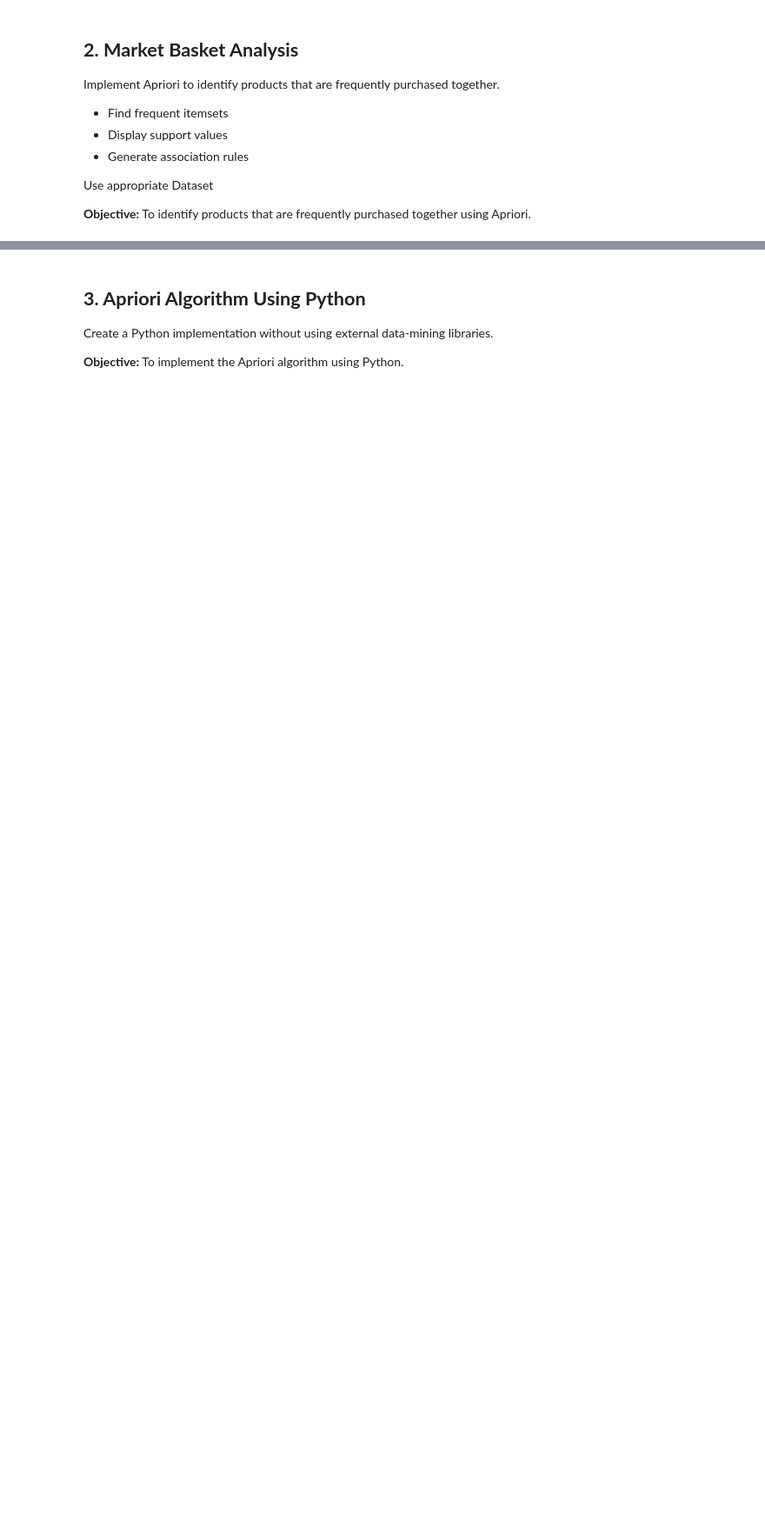
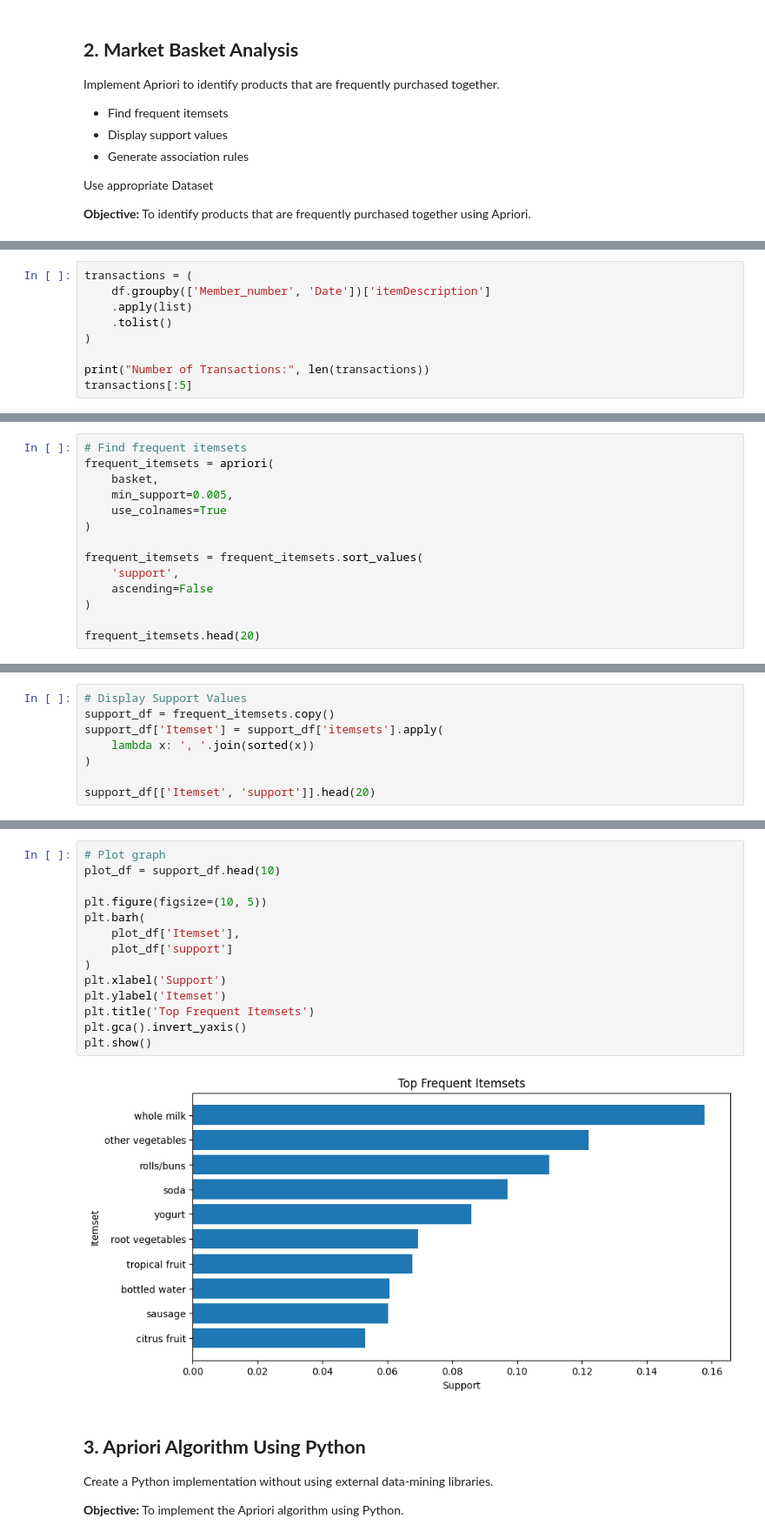
Before and after one commit to MonishDY/AI-Track, a Jupyter notebook: Module 3 - Machine Learning/Assignment 5/Monish_DY_Assignment_5_ML_Case_Study.ipynb, the cells around one changed output, grey strips where cells are left out. Shown at 87% size. Saved outputs shown, nothing was run; the diff lists cells and outputs as text; blank space fills up the shorter version.

```diff
--- a/Module 3 - Machine Learning/Assignment 5/Monish_DY_Assignment_5_ML_Case_Study.ipynb
+++ b/Module 3 - Machine Learning/Assignment 5/Monish_DY_Assignment_5_ML_Case_Study.ipynb
@@ -39,0 +257,9 @@ Use appropriate Dataset
+# %%
+transactions = (
+    df.groupby(['Member_number', 'Date'])['itemDescription']
+    .apply(list)
+    .tolist()
+)
+
+print("Number of Transactions:", len(transactions))
+transactions[:5]
@@ -39,0 +292,14 @@ Use appropriate Dataset
+# %%
+# Find frequent itemsets
+frequent_itemsets = apriori(
+    basket,
+    min_support=0.005,
+    use_colnames=True
+)
+
+frequent_itemsets = frequent_itemsets.sort_values(
+    'support',
+    ascending=False
+)
+
+frequent_itemsets.head(20)
@@ -39,0 +324,8 @@ Use appropriate Dataset
+# %%
+# Display Support Values
+support_df = frequent_itemsets.copy()
+support_df['Itemset'] = support_df['itemsets'].apply(
+    lambda x: ', '.join(sorted(x))
+)
+
+support_df[['Itemset', 'support']].head(20)
@@ -40,3 +382,19 @@ Use appropriate Dataset
+# %%
+# Plot graph
+plot_df = support_df.head(10)
+
+plt.figure(figsize=(10, 5))
+plt.barh(
+    plot_df['Itemset'],
+    plot_df['support']
+)
+plt.xlabel('Support')
+plt.ylabel('Itemset')
+plt.title('Top Frequent Itemsets')
+plt.gca().invert_yaxis()
+plt.show()
+# %% [output]
+[figure, added]
 # %% [markdown]
 ## **3. Apriori Algorithm Using Python**
 
```
Also changed, not shown: parts of 18 cells of this notebook.
